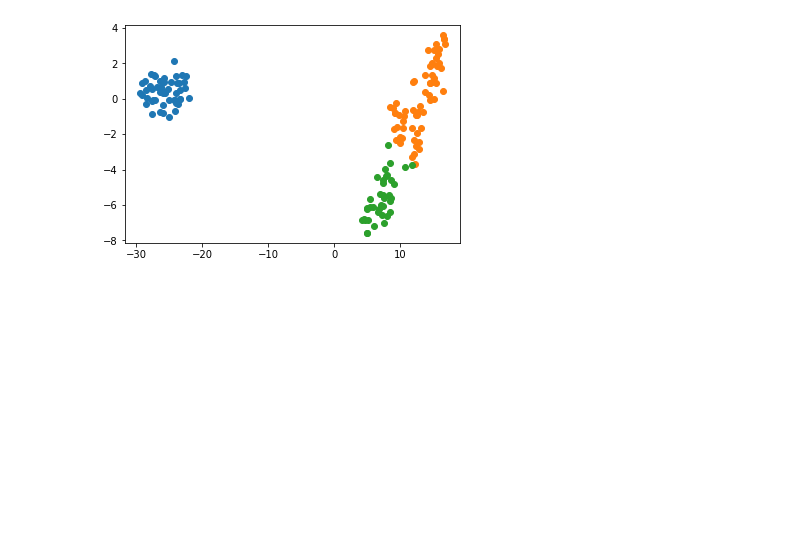
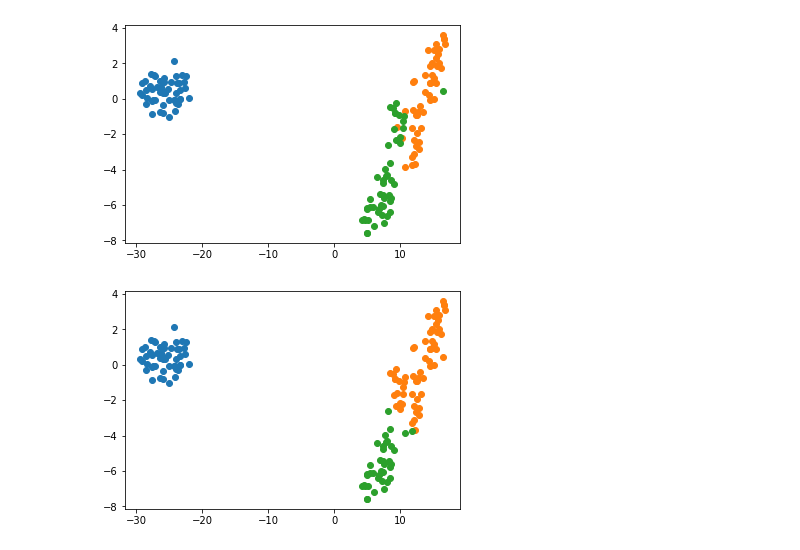
Before and after one commit to 510t/ML, a Jupyter notebook: clustering.ipynb, the cells around one changed output. Saved outputs shown, nothing was run; the diff lists cells and outputs as text; code cells hidden in the pictures; blank space fills up the shorter version.

```diff
--- a/clustering.ipynb
+++ b/clustering.ipynb
@@ -7,16 +7,20 @@ Y = bunch['target']
 # %%
 from matplotlib import pyplot
 from numpy import where
 from sklearn.manifold import TSNE
 
 tsne = TSNE(n_components=2, init='pca', random_state=0)
 x = tsne.fit_transform(X)
 
 def plot_clusters(X, cluster_ids):
     for class_value in range(3):
         row_ix = where(cluster_ids == class_value)
         pyplot.scatter(X[row_ix, 0], X[row_ix, 1])
     pyplot.show()
+
+plot_clusters(x, Y)
+# %% [output]
+[figure, added]
 # %%
 from sklearn.cluster import KMeans
 kmeans_model = KMeans(n_clusters=3)
```
